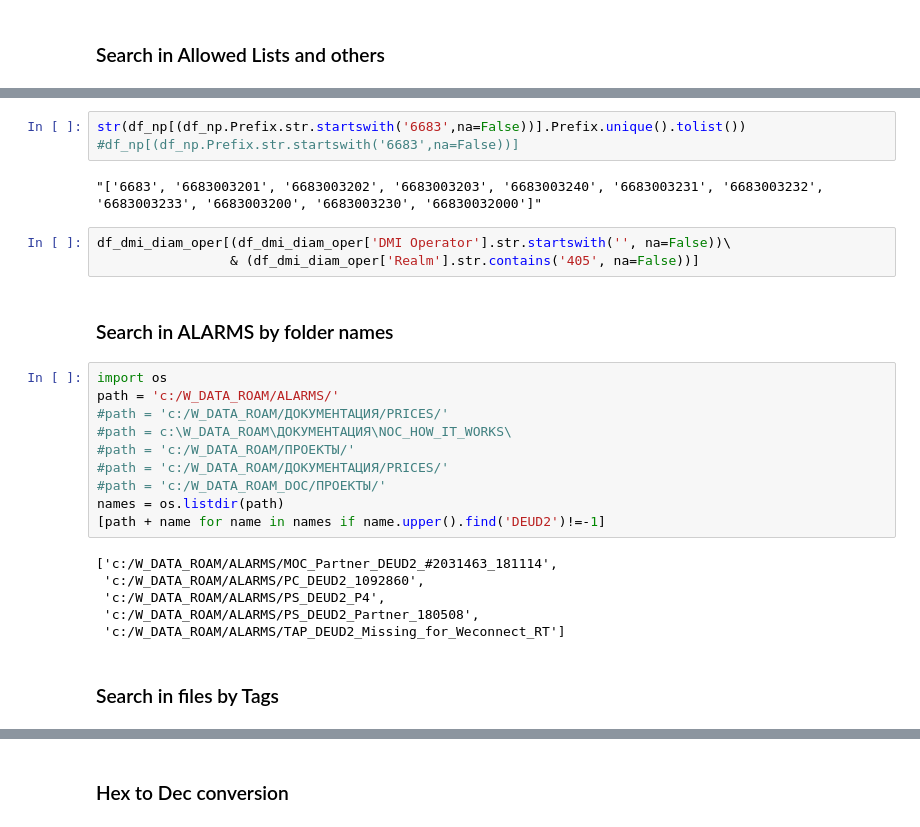
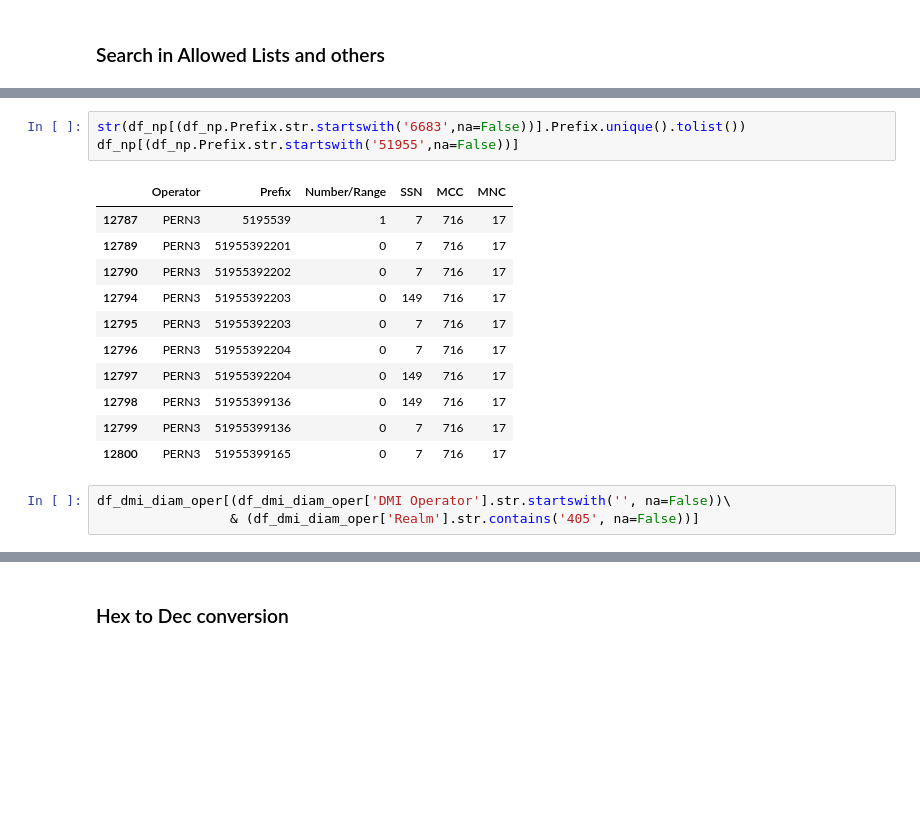
Before and after one commit to balobinp/RB_BD, a Jupyter notebook: RB_Desctop_Python3.ipynb, the cells around one changed output, grey strips where cells are left out. Cells and saved outputs as stored; diff of their text form; blank space fills up the shorter version.

```diff
--- a/RB_Desctop_Python3.ipynb
+++ b/RB_Desctop_Python3.ipynb
@@ -351,28 +410,18 @@ df_np[(df_np.Operator.str.startswith('IND14',na=False))] #&(df_np.SSN==7)
 # %%
 str(df_np[(df_np.Prefix.str.startswith('6683',na=False))].Prefix.unique().tolist())
-#df_np[(df_np.Prefix.str.startswith('6683',na=False))]
+df_np[(df_np.Prefix.str.startswith('51955',na=False))]
 # %% [output]
-"['6683', '6683003201', '6683003202', '6683003203', '6683003240', '6683003231', '6683003232', '6683003233', '6683003200', '6683003230', '66830032000']"
+|  | Operator | Prefix | Number/Range | SSN | MCC | MNC |
+| 12787 | PERN3 | 5195539 | 1 | 7 | 716 | 17 |
+| 12789 | PERN3 | 51955392201 | 0 | 7 | 716 | 17 |
+| 12790 | PERN3 | 51955392202 | 0 | 7 | 716 | 17 |
+| 12794 | PERN3 | 51955392203 | 0 | 149 | 716 | 17 |
+| 12795 | PERN3 | 51955392203 | 0 | 7 | 716 | 17 |
+| 12796 | PERN3 | 51955392204 | 0 | 7 | 716 | 17 |
+| 12797 | PERN3 | 51955392204 | 0 | 149 | 716 | 17 |
+| 12798 | PERN3 | 51955399136 | 0 | 149 | 716 | 17 |
+| 12799 | PERN3 | 51955399136 | 0 | 7 | 716 | 17 |
+| 12800 | PERN3 | 51955399165 | 0 | 7 | 716 | 17 |
 # %%
 df_dmi_diam_oper[(df_dmi_diam_oper['DMI Operator'].str.startswith('', na=False))\
                  & (df_dmi_diam_oper['Realm'].str.contains('405', na=False))]
-# %% [markdown]
-### Search in ALARMS by folder names
-# %%
-import os
-path = 'c:/W_DATA_ROAM/ALARMS/'
-#path = 'c:/W_DATA_ROAM/ДОКУМЕНТАЦИЯ/PRICES/'
-#path = c:\W_DATA_ROAM\ДОКУМЕНТАЦИЯ\NOC_HOW_IT_WORKS\
-#path = 'c:/W_DATA_ROAM/ПРОЕКТЫ/'
-#path = 'c:/W_DATA_ROAM/ДОКУМЕНТАЦИЯ/PRICES/'
-#path = 'c:/W_DATA_ROAM_DOC/ПРОЕКТЫ/'
-names = os.listdir(path)
-[path + name for name in names if name.upper().find('DEUD2')!=-1]
-# %% [output]
-['c:/W_DATA_ROAM/ALARMS/MOC_Partner_DEUD2_#2031463_181114',
- 'c:/W_DATA_ROAM/ALARMS/PC_DEUD2_1092860',
- 'c:/W_DATA_ROAM/ALARMS/PS_DEUD2_P4',
- 'c:/W_DATA_ROAM/ALARMS/PS_DEUD2_Partner_180508',
- 'c:/W_DATA_ROAM/ALARMS/TAP_DEUD2_Missing_for_Weconnect_RT']
-# %% [markdown]
-### Search in files by Tags
```
Also changed, not shown: parts of 38 cells of this notebook, 3 other files.
